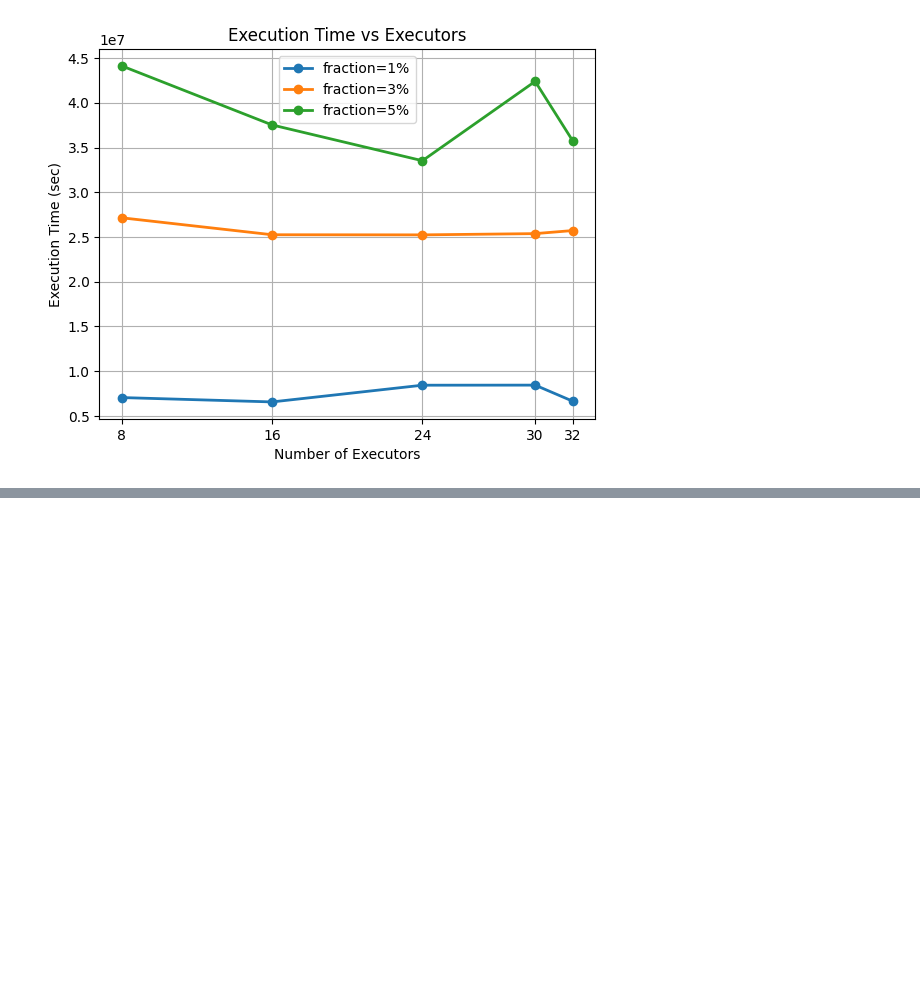
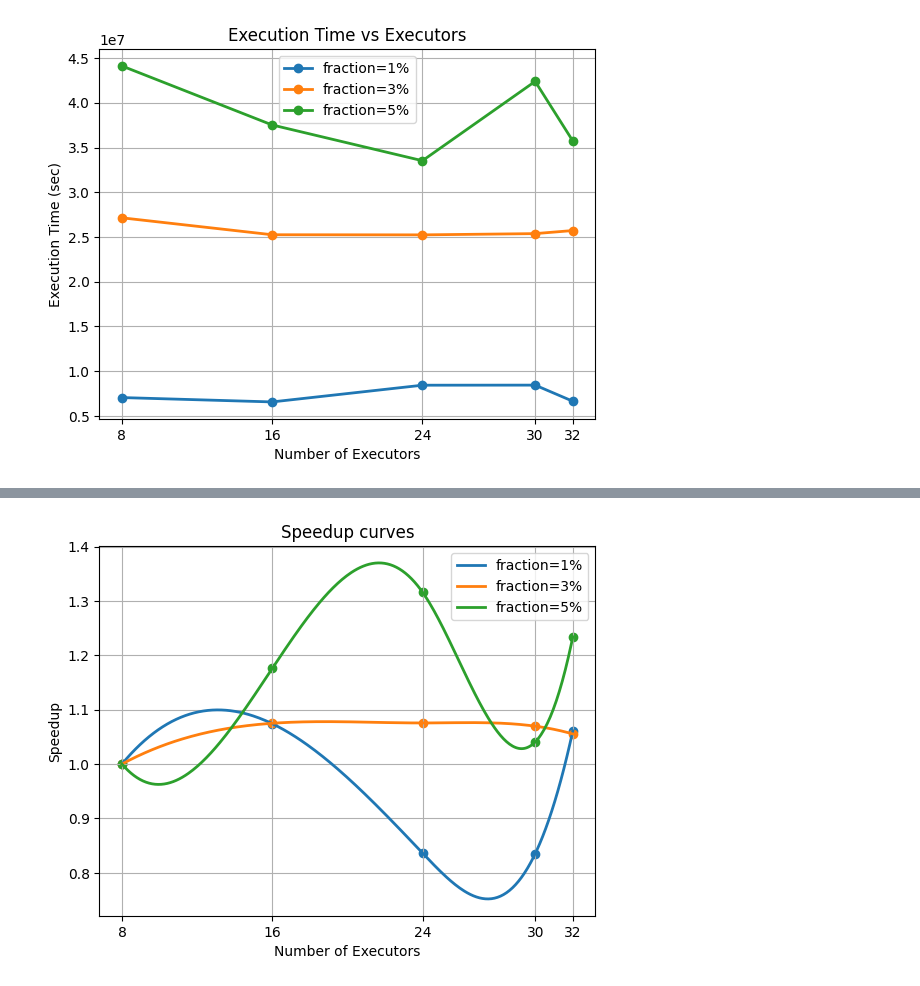
Before and after one commit to brunacandido/big-data-fractal-project, a Jupyter notebook: results/speedup_curves.ipynb, the cells around one changed output, grey strips where cells are left out. Cells and saved outputs as stored; diff of their text form; code cells hidden in the pictures; blank space fills up the shorter version.

```diff
--- a/results/speedup_curves.ipynb
+++ b/results/speedup_curves.ipynb
@@ -67,0 +92,37 @@ plt.show()    # no grid
+# %%
+import numpy as np
+import matplotlib.pyplot as plt
+from scipy.interpolate import make_interp_spline
+
+# set the x-axis ticks you want
+plt.xticks([8, 16, 24, 30, 32])
+
+# plot each sample_fraction group with smooth lines
+for frac, g in df.groupby("sample_fraction"):
+    # sort by x for smooth plotting
+    g = g.sort_values("num_executors")
+    x = g["num_executors"].values
+    y = g["speedup"].values
+
+    # create a smooth curve
+    x_smooth = np.linspace(x.min(), x.max(), 300)
+    spline = make_interp_spline(x, y)
+    y_smooth = spline(x_smooth)
+
+    plt.plot(
+        x_smooth,
+        y_smooth,
+        linewidth=2,
+        label=f"fraction={frac}"
+    )
+    # plot original markers on top
+    plt.scatter(x, y, marker="o")
+
+plt.xlabel("Number of Executors")
+plt.ylabel("Speedup")
+plt.title("Speedup curves")
+plt.legend()
+plt.grid(True)
+plt.show()
+# %% [output]
+[figure, added]
```
Also changed, not shown: parts of 3 cells of this notebook.
